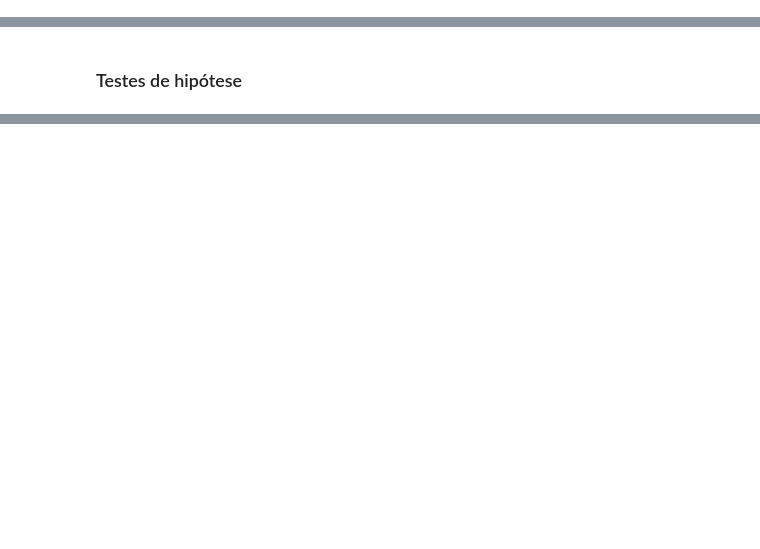
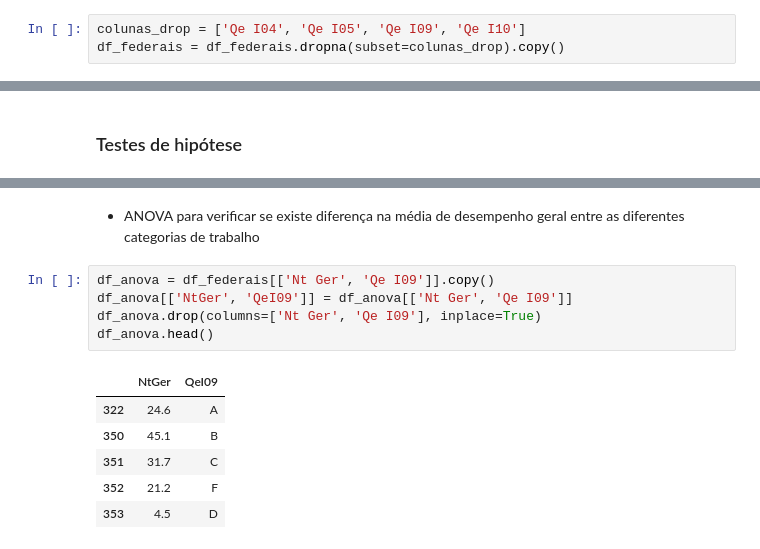
Before and after one commit to joaogabriel-fn/econometria-1, a Jupyter notebook: relatorio-1/relatorio-enade-V1UFPR.ipynb, the cells around one changed output, grey strips where cells are left out. Drawn from its saved outputs; the diff is of its cells as text; blank space fills up the shorter version.

```diff
--- a/relatorio-1/relatorio-enade-V1UFPR.ipynb
+++ b/relatorio-1/relatorio-enade-V1UFPR.ipynb
@@ -46,3 +58,6 @@ df_ufpr = df_ufpr[colunas_a_manter].copy()
+# %%
+colunas_drop = ['Qe I04', 'Qe I05', 'Qe I09', 'Qe I10']
+df_federais = df_federais.dropna(subset=colunas_drop).copy()
 # %% [markdown]
 * Transformando as colunas de escolaridade e trabalho em binárias
 # %%
@@ -152,0 +234,14 @@ Valor p: 0.007926554548117455
+# %% [markdown]
+* ANOVA para verificar se existe diferença na média de desempenho geral entre as diferentes categorias de trabalho
+# %%
+df_anova = df_federais[['Nt Ger', 'Qe I09']].copy()
+df_anova[['NtGer', 'QeI09']] = df_anova[['Nt Ger', 'Qe I09']]
+df_anova.drop(columns=['Nt Ger', 'Qe I09'], inplace=True)
+df_anova.head()
+# %% [output]
+|  | NtGer | QeI09 |
+| 322 | 24.6 | A |
+| 350 | 45.1 | B |
+| 351 | 31.7 | C |
+| 352 | 21.2 | F |
+| 353 | 4.5 | D |
```
Also changed, not shown: parts of 31 cells of this notebook, 1 other file.
